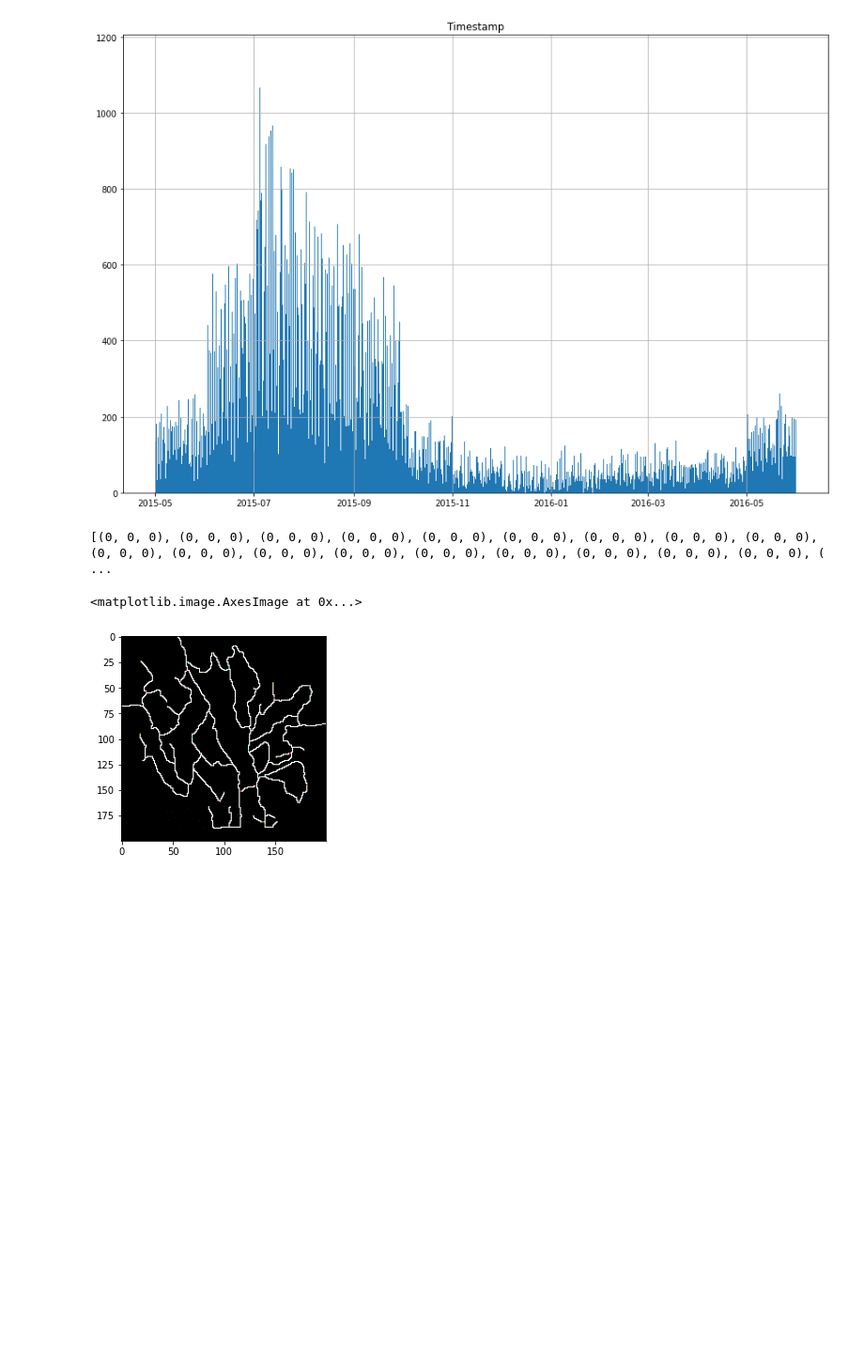
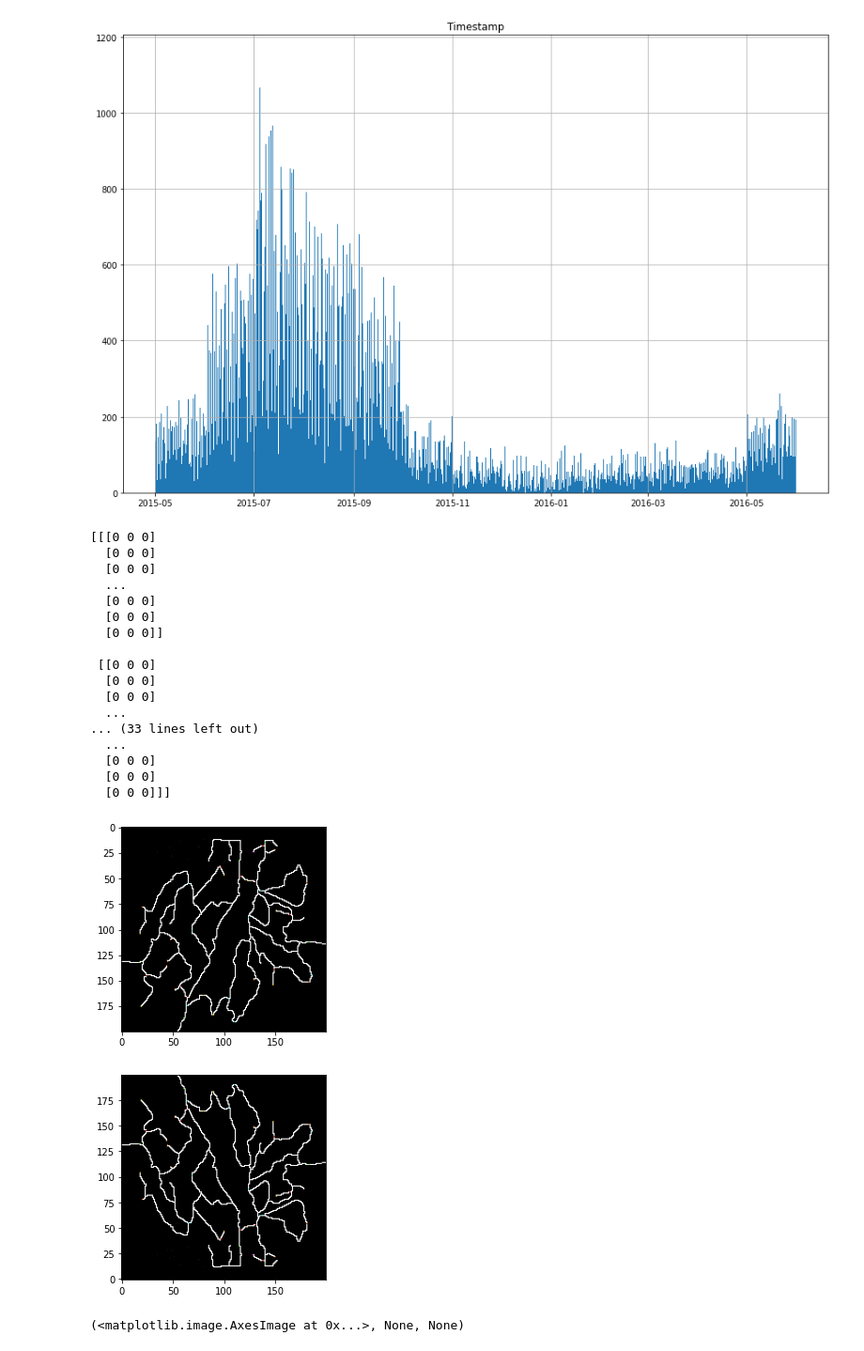
Before and after one commit to dollberk/Patterns_of_Life_Capstone, a Jupyter notebook: Capstone_Final.ipynb, the cells around one changed output. Shown at 94% size. Saved outputs shown, nothing was run; the diff lists cells and outputs as text; code cells hidden in the pictures; blank space fills up the shorter version.

Commit message:
Finished Graph

```diff
--- a/Capstone_Final.ipynb
+++ b/Capstone_Final.ipynb
@@ -93,14 +95,31 @@ array([[<AxesSubplot:title={'center':'Timestamp'}>]], dtype=object)
 [figure]
 # %%
 #load in bmp
-img = Image.open('Lekagul Roadways.bmp')
-w, h = img.size
-
-bmp = img.convert(mode="RGB")
-pixel_values = list(bmp.getdata())
+img = cv2.imread('Lekagul Roadways.bmp')
+flip = img[::-1,:,:]
+#bmp = img.convert(mode="RGB")
+pixel_values = flip[:,:,::-1]
 print(pixel_values)
-plt.imshow(bmp,vmin=0,vmax=255)
+plt.imshow(flip[:,:,::-1],vmin=0,vmax=255), plt.show()
+plt.imshow(flip[:,:,::-1]), plt.gca().invert_yaxis(), plt.show()
 # %% [output]
-[(0, 0, 0), (0, 0, 0), (0, 0, 0), (0, 0, 0), (0, 0, 0), (0, 0, 0), (0, 0, 0), (0, 0, 0), (0, 0, 0), (0, 0, 0), (0, 0, 0), (0, 0, 0), (0, 0, 0), (0, 0, 0), (0, 0, 0), (0, 0, 0), (0, 0, 0), (0, 0, 0), ( ...
+[[[0 0 0]
+  [0 0 0]
+  [0 0 0]
+  ...
+  [0 0 0]
+  [0 0 0]
+  [0 0 0]]
+
+ [[0 0 0]
+  [0 0 0]
+  [0 0 0]
+  ...
+... (33 lines left out)
+  ...
+  [0 0 0]
+  [0 0 0]
+  [0 0 0]]]
+[figure, new version]
+[figure, added]
-<matplotlib.image.AxesImage at 0x...>
+(<matplotlib.image.AxesImage at 0x...>, None, None)
-[figure, old version]
```
Also changed, not shown: parts of 16 cells of this notebook.
